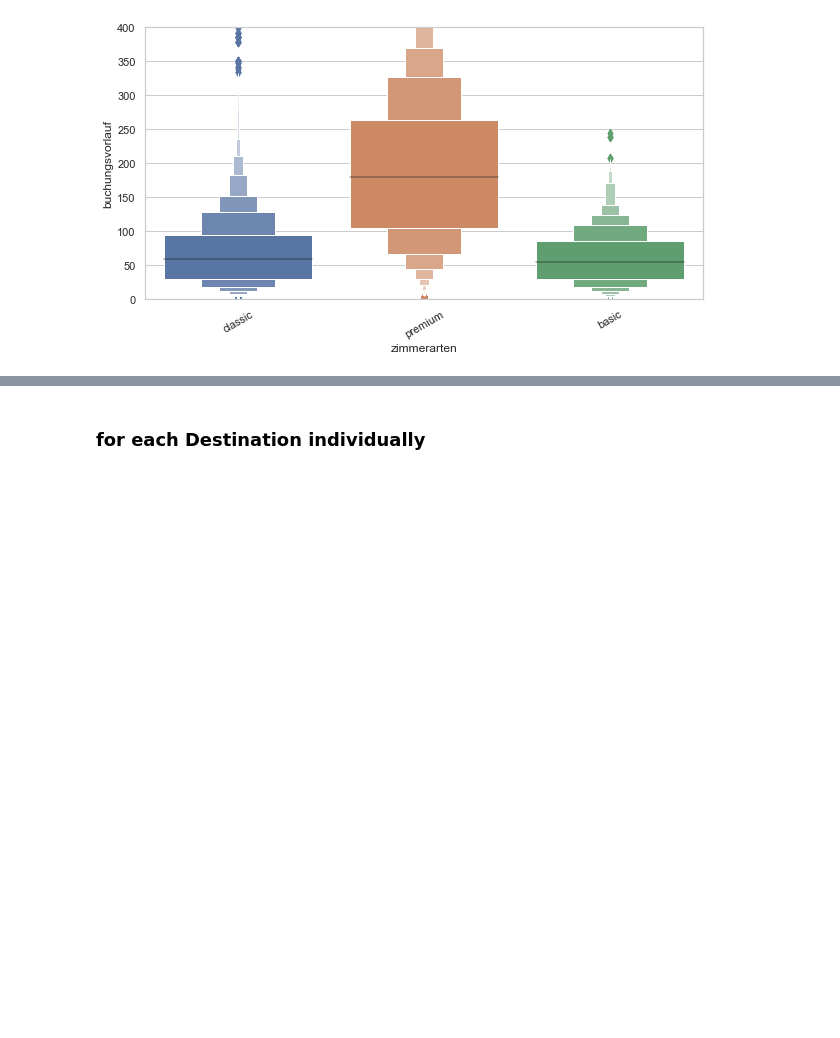
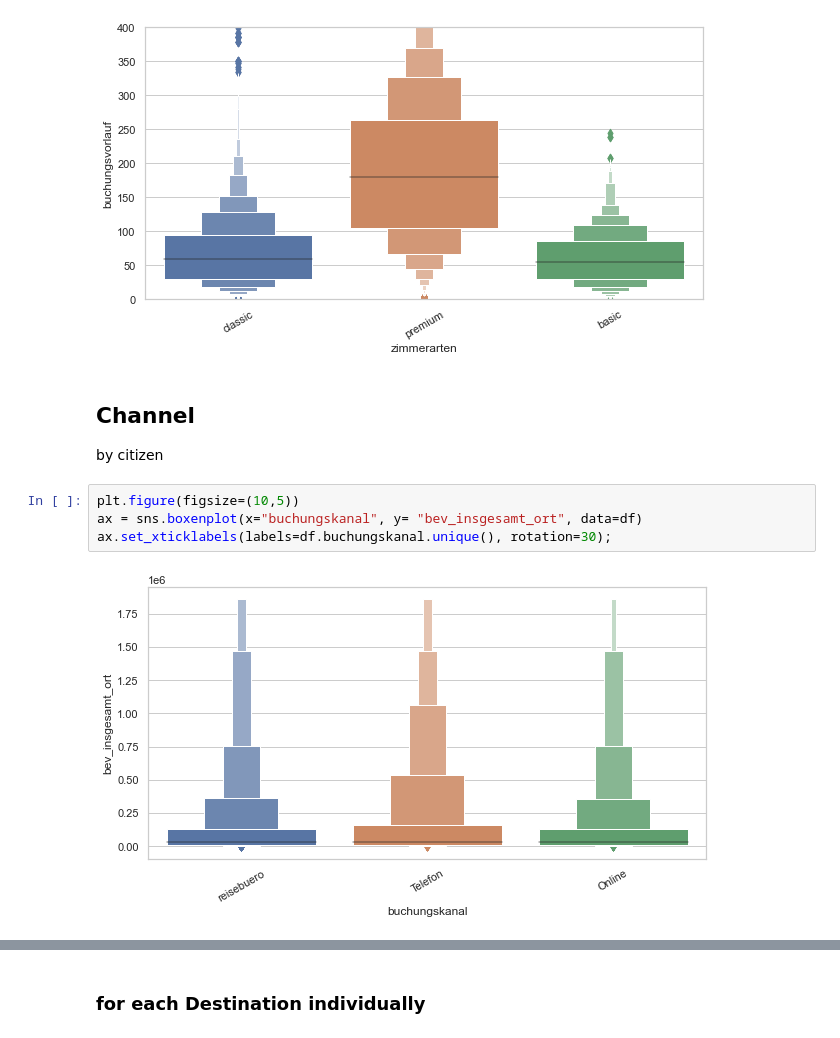
Before and after one commit to argv1/Booking-Prediction-EDA, a Jupyter notebook: 2-Features_and_EDA.ipynb, the cells around one changed output, grey strips where cells are left out. Saved outputs shown, nothing was run; the diff lists cells and outputs as text; blank space fills up the shorter version.

```diff
--- a/2-Features_and_EDA.ipynb
+++ b/2-Features_and_EDA.ipynb
@@ -915,3 +905,12 @@ ax.set(ylim=(0, 400));
 ax.set_xticklabels(labels=df.zimmerarten.unique(), rotation=30);
 # %% [output]
 [figure]
+# %% [markdown]
+## Channel
+by citizen
+# %%
+plt.figure(figsize=(10,5))
+ax = sns.boxenplot(x="buchungskanal", y= "bev_insgesamt_ort", data=df)
+ax.set_xticklabels(labels=df.buchungskanal.unique(), rotation=30);
+# %% [output]
+[figure, added]
```
Also changed, not shown: parts of 36 cells of this notebook, 2 other files.
